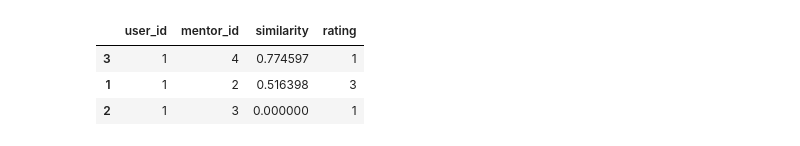
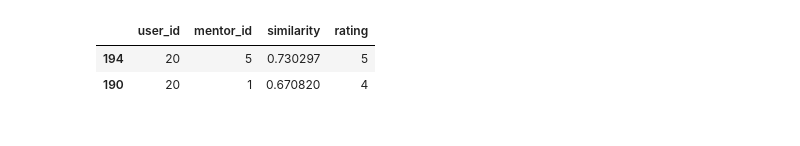
Before and after one commit to abilcode/rec-sys-handson, a Jupyter notebook: code/notebook/matchmaking.ipynb, the cells around one changed output. Cells and saved outputs as stored; diff of their text form; code cells hidden in the pictures.

```diff
--- a/code/notebook/matchmaking.ipynb
+++ b/code/notebook/matchmaking.ipynb
@@ -23,8 +23,8 @@ def cosine_similarity(user, mentor):
     return cosine
 # %%
 # set the number of users
-num_users = 100
-num_mentor = 5
+num_users = 1000
+num_mentor = 10
 
 df_user = generate_interest(num_users)
 df_mentor = generate_interest(num_mentor)
@@ -153,4 +122,6 @@ for row in range(df.shape[0]):
 # %%
-df_sorted_rating = df.sort_values(by=['user_id','similarity'],ascending=[True,False]).copy()
-df_sorted_rating['rating'] = df_sorted_rating['similarity'].copy()
-df_sorted_rating['rating'] = df_sorted_rating.rating.apply(lambda row: np.random.randint(1, 6))
+df_ = df.copy()
+df_['rating'] = df_['similarity'].copy()
+df_['rating'] = df_.rating.apply(lambda row: np.random.randint(1, 6))
+df_sorted_rating = df_.sort_values(by=['user_id','similarity','rating'],ascending=[True,False,False]).copy()
+df_sorted_rating.fillna(0,inplace=True)
@@ -157,9 +144,8 @@ df_sorted_rating['rating'] = df_sorted_rating.rating.apply(lambda row: np.random
 # %%
-userSearch = 1
-list_mentor_time = [2,3,4] ### time availability
-df_sorted_rating[df_sorted_rating.user_id==userSearch & df_sorted_rating.mentor_id.isin(list_mentor_time)]
+userSearch = 20
+list_mentor_time = [1,5] ### time availability
+df_sorted_rating[df_sorted_rating.mentor_id.isin(list_mentor_time)].loc[df_sorted_rating.user_id==userSearch]
 # %% [output]
 |  | user_id | mentor_id | similarity | rating |
-| 3 | 1 | 4 | 0.774597 | 1 |
-| 1 | 1 | 2 | 0.516398 | 3 |
-| 2 | 1 | 3 | 0.000000 | 1 |
+| 194 | 20 | 5 | 0.730297 | 5 |
+| 190 | 20 | 1 | 0.670820 | 4 |
```
Also changed, not shown: parts of 8 cells of this notebook.
